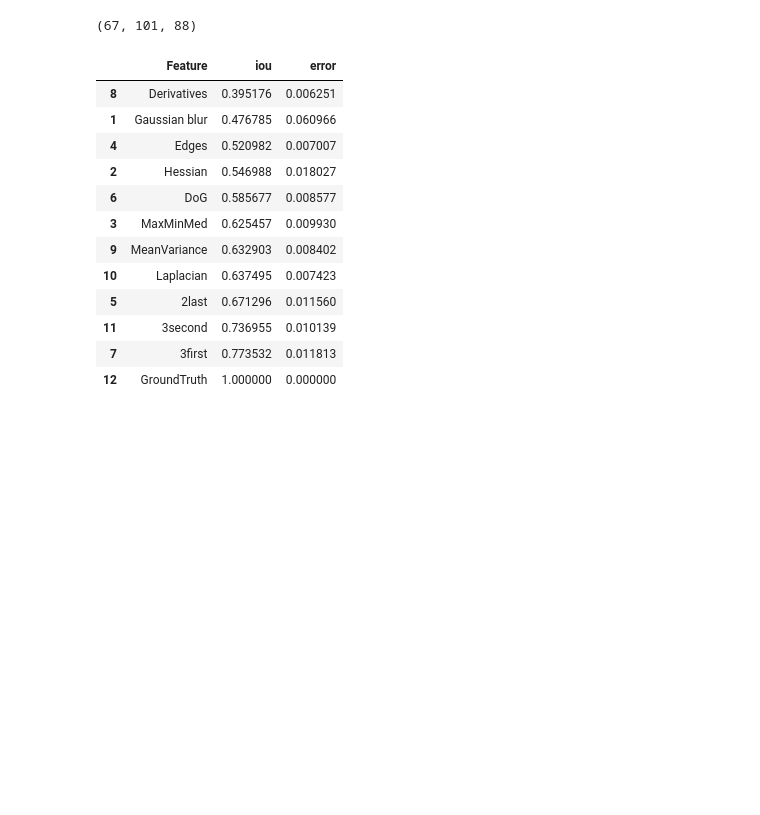
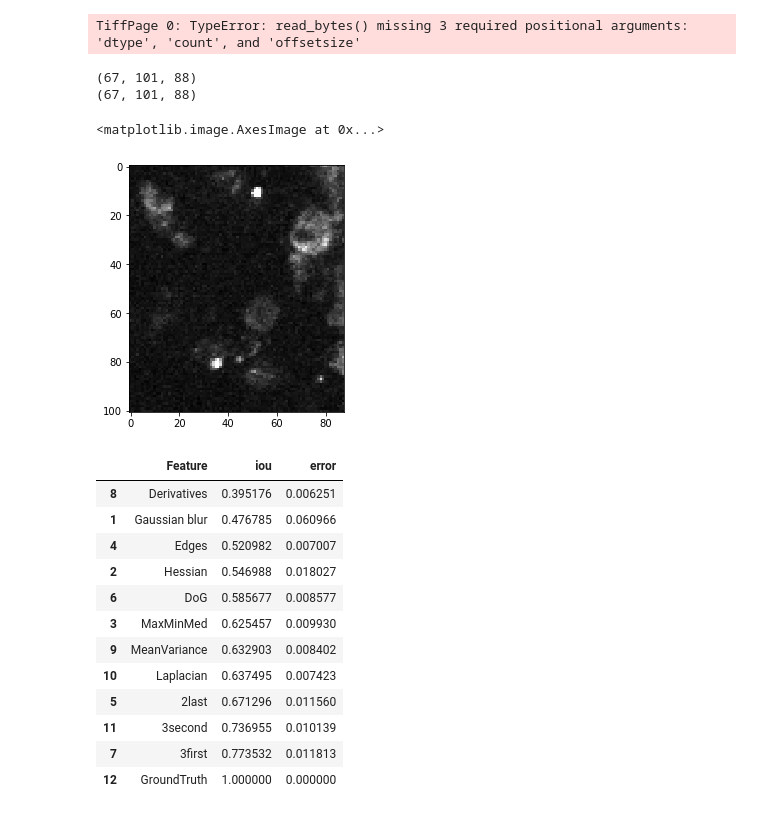
Before and after one commit to dobrik4ever/Segmentation_MiniThesis, a Jupyter notebook: 5 Analysis, results/Feature_combination_stats.ipynb, the cells around one changed output. Drawn from its saved outputs; the diff is of its cells as text; code cells hidden in the pictures; blank space fills up the shorter version.

```diff
--- a/5 Analysis, results/Feature_combination_stats.ipynb
+++ b/5 Analysis, results/Feature_combination_stats.ipynb
@@ -30,10 +30,17 @@ def split_array(array, size=[3,3]):
     return arrays
 # %%
 GT = load_mask('features/GroundTruth.tif')
+IMG = io.imread('features/Trainable Weka Segmentation v3.3.1.tif')
+print(IMG.shape)
 print(GT.shape)
 GT_segments = split_array(GT)
+io.imshow(IMG[10])
 # %% [output]
-(67, 101, 88)
+TiffPage 0: TypeError: read_bytes() missing 3 required positional arguments: 'dtype', 'count', and 'offsetsize'
+(67, 101, 88)
+(67, 101, 88)
+<matplotlib.image.AxesImage at 0x...>
+[figure, added]
 # %%
 df = pd.DataFrame(columns = ['Feature', 'iou', 'error'])
 df2 = pd.DataFrame()
```
Also changed, not shown: 1 other file.
